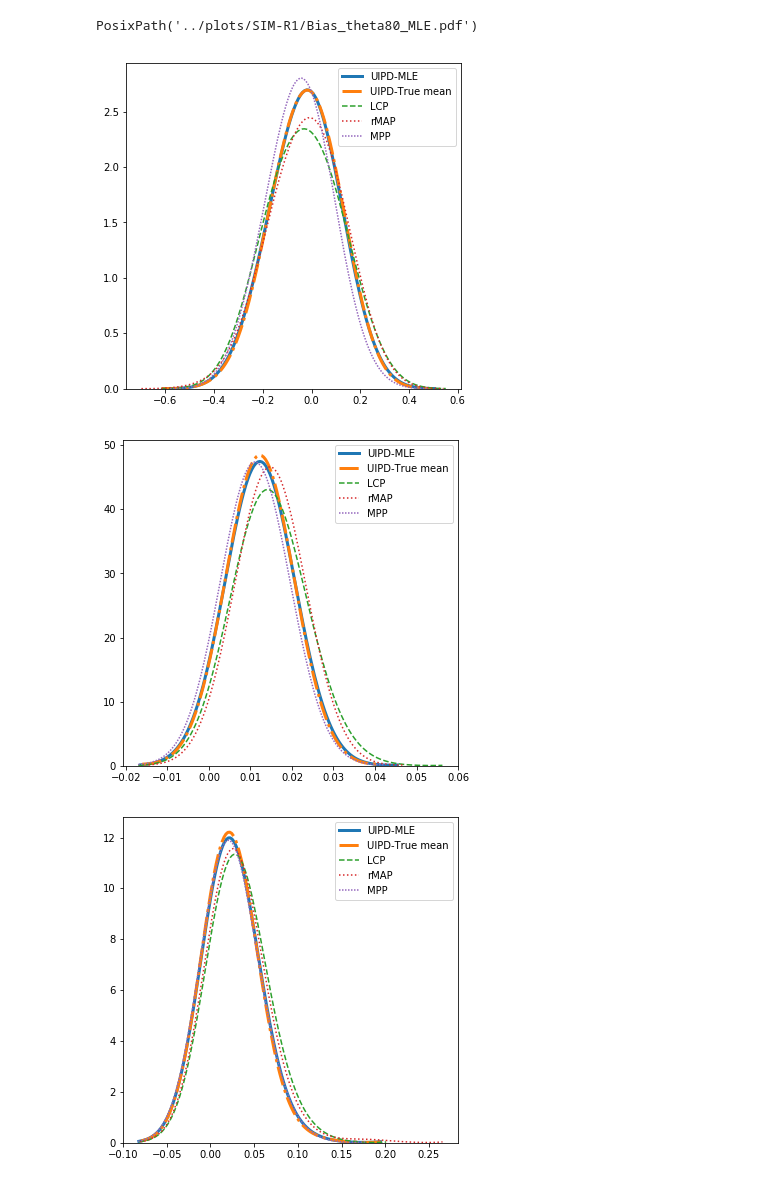
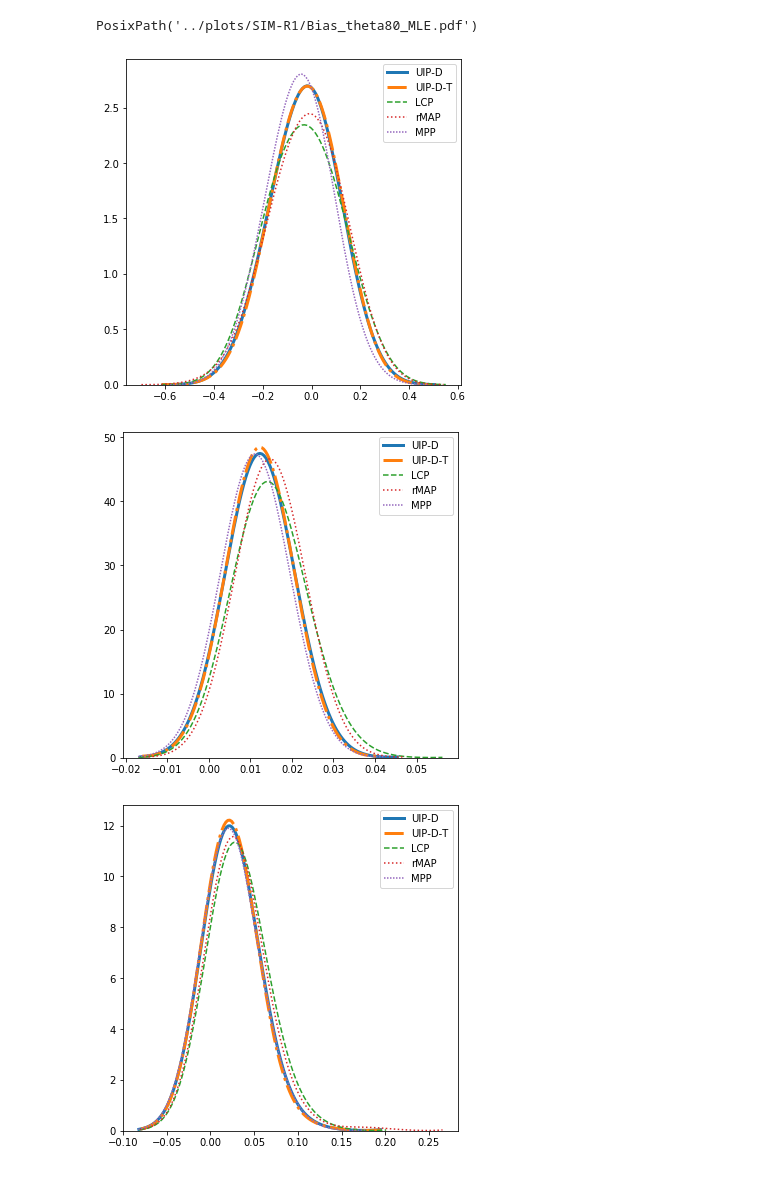
Before and after one commit to JINhuaqing/UIP, a Jupyter notebook: NormSetting/Norm_ana_MLE.ipynb, the cells around one changed output. Saved outputs shown, nothing was run; the diff lists cells and outputs as text; code cells hidden in the pictures.

Commit message:
update the legend for MLE plots

```diff
--- a/NormSetting/Norm_ana_MLE.ipynb
+++ b/NormSetting/Norm_ana_MLE.ipynb
@@ -110,10 +111,8 @@ results/SimSimR1_mean_p80_n60.pkl
 ### Get the current data
 # %%
 theta0 = 0.8
-idxs = np.array([sortdir(d) for d in dirs])/100
-idxs = list(np.sort(idxs))
-cdir = dirs[idxs.index(theta0)]
-simData = root/f"./SimSimR1_mean_p{sortdir(cdir)}_n{n}.pkl"
+inNum = int(theta0*100)
+simData = root/f"./SimSimR1_mean_p{inNum}_n{n}.pkl"
 # %% [markdown]
 ### Obtain the cleaned data
 # %%
@@ -187,8 +186,8 @@ PosixPath('../plots/SIM-R1/Bias_theta80_MLE.pdf')
 # %%
 plt.figure(figsize=[6, 6])
 bw = 0.1
-sns.kdeplot(BiasDF["UIPD"],  ls=linestyles[0][1], label="UIPD-MLE", bw=bw, lw=3)
-sns.kdeplot(BiasDF["UIPD1"], ls=linestyles[3][1], label="UIPD-True mean", bw=bw, lw=3)
+sns.kdeplot(BiasDF["UIPD"],  ls=linestyles[0][1], label="UIP-D", bw=bw, lw=3)
+sns.kdeplot(BiasDF["UIPD1"], ls=linestyles[3][1], label="UIP-D-T", bw=bw, lw=3)
 sns.kdeplot(BiasDF["LCP"], ls=linestyles[2][1], label="LCP", bw=bw)
 sns.kdeplot(BiasDF["rMAP"], ls=linestyles[1][1], label="rMAP", bw=bw)
 sns.kdeplot(BiasDF["NPP"], ls=linestyles[5][1], label="MPP", bw=bw)
@@ -196,28 +195,28 @@ sns.kdeplot(BiasDF["NPP"], ls=linestyles[5][1], label="MPP", bw=bw)
 
 plt.savefig(saveDir/f"Bias_theta{int(theta0*100)}_MLE.pdf")
 # %% [output]
-[figure, old version]
+[figure, new version]
 # %%
 plt.figure(figsize=[6, 6])
 bw = 0.008
-sns.kdeplot(VarDF["UIPD"],  ls=linestyles[0][1], label="UIPD-MLE", bw=bw, lw=3)
-sns.kdeplot(VarDF["UIPD1"], ls=linestyles[3][1], label="UIPD-True mean", bw=bw, lw=3)
+sns.kdeplot(VarDF["UIPD"],  ls=linestyles[0][1], label="UIP-D", bw=bw, lw=3)
+sns.kdeplot(VarDF["UIPD1"], ls=linestyles[3][1], label="UIP-D-T", bw=bw, lw=3)
 sns.kdeplot(VarDF["LCP"], ls=linestyles[2][1], label="LCP", bw=bw)
 sns.kdeplot(VarDF["rMAP"], ls=linestyles[1][1], label="rMAP", bw=bw)
 sns.kdeplot(VarDF["NPP"], ls=linestyles[5][1], label="MPP", bw=bw)
 
 plt.savefig(saveDir/f"Var_theta{int(theta0*100)}_MLE.pdf")
 # %% [output]
-[figure, old version]
+[figure, new version]
 # %%
 plt.figure(figsize=[6, 6])
 bw = 0.03
-sns.kdeplot(MSEDF["UIPD"],  ls=linestyles[0][1], label="UIPD-MLE", bw=bw, lw=3)
-sns.kdeplot(MSEDF["UIPD1"], ls=linestyles[3][1], label="UIPD-True mean", bw=bw, lw=3)
+sns.kdeplot(MSEDF["UIPD"],  ls=linestyles[0][1], label="UIP-D", bw=bw, lw=3)
+sns.kdeplot(MSEDF["UIPD1"], ls=linestyles[3][1], label="UIP-D-T", bw=bw, lw=3)
 sns.kdeplot(MSEDF["LCP"], ls=linestyles[2][1], label="LCP", bw=bw)
 sns.kdeplot(MSEDF["rMAP"], ls=linestyles[1][1], label="rMAP", bw=bw)
 sns.kdeplot(MSEDF["NPP"], ls=linestyles[5][1], label="MPP", bw=bw)
 
 plt.savefig(saveDir/f"MSE_theta{int(theta0*100)}_MLE.pdf")
 # %% [output]
-[figure, old version]
+[figure, new version]
```
Also changed, not shown: parts of 2 cells of this notebook.
